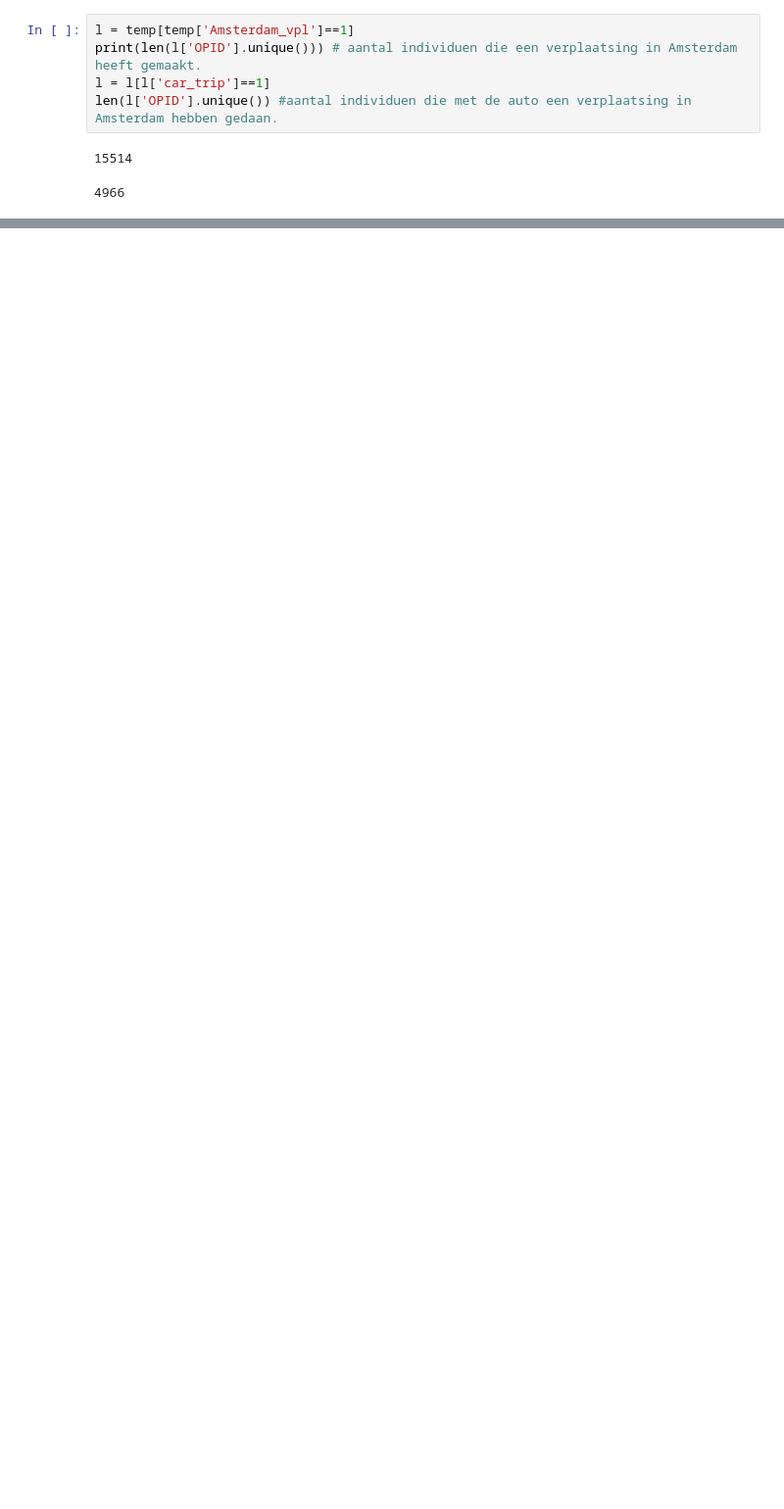
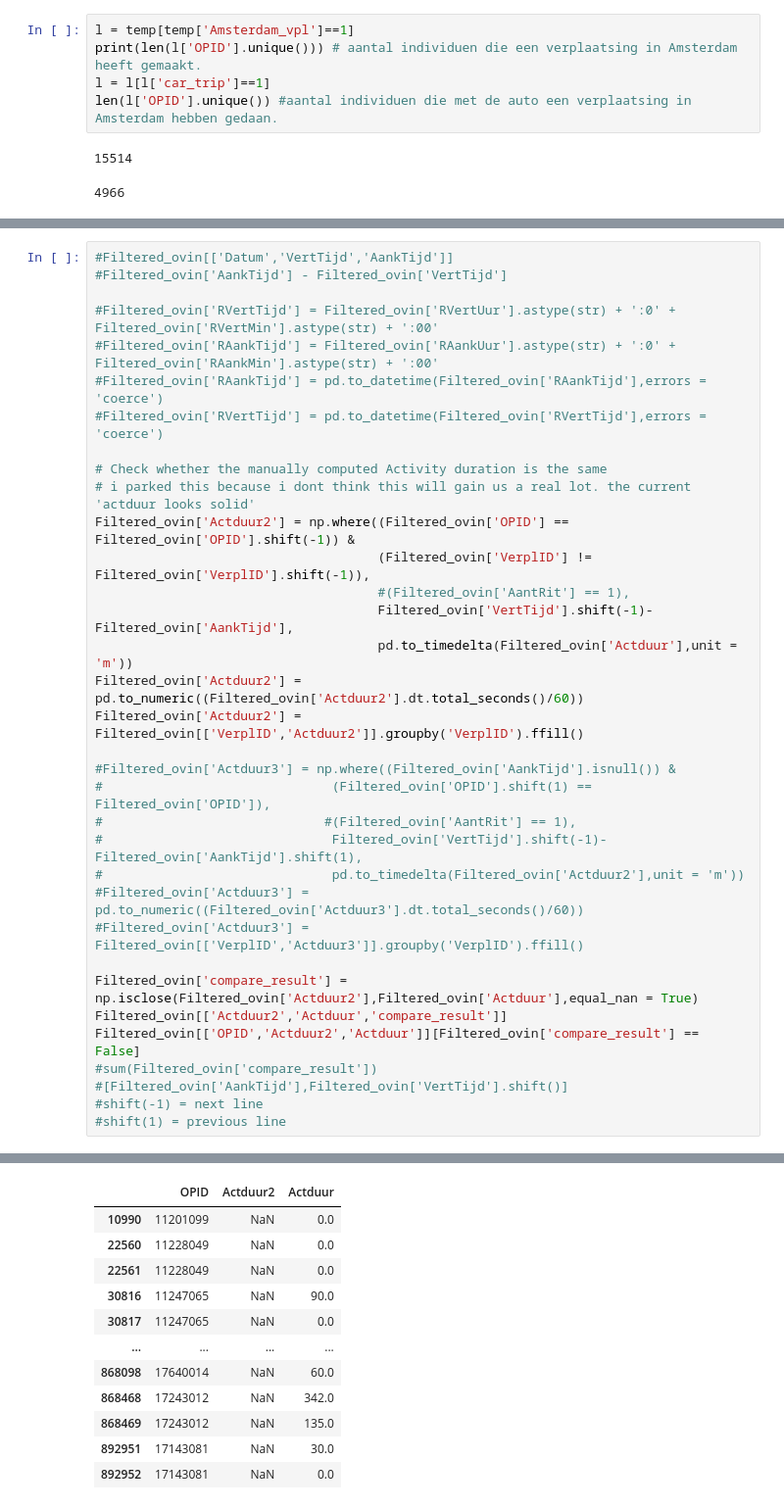
Before and after one commit to Jullian-v-k/Project-Parking-Behaviour-Amsterdam, a Jupyter notebook: Schedules_filtering/Ovin_schedules.ipynb, the cells around one changed output, grey strips where cells are left out. Shown: that part at 98% size. Cells and saved outputs as stored; diff of their text form; blank space fills up the shorter version.

```diff
--- a/Schedules_filtering/Ovin_schedules.ipynb
+++ b/Schedules_filtering/Ovin_schedules.ipynb
@@ -144,0 +257,35 @@ ovin[['OPID','Amsterdam_vpl']]
+# %%
+#Filtered_ovin[['Datum','VertTijd','AankTijd']]
+#Filtered_ovin['AankTijd'] - Filtered_ovin['VertTijd']
+
+#Filtered_ovin['RVertTijd'] = Filtered_ovin['RVertUur'].astype(str) + ':0' + Filtered_ovin['RVertMin'].astype(str) + ':00'
+#Filtered_ovin['RAankTijd'] = Filtered_ovin['RAankUur'].astype(str) + ':0' + Filtered_ovin['RAankMin'].astype(str) + ':00'
+#Filtered_ovin['RAankTijd'] = pd.to_datetime(Filtered_ovin['RAankTijd'],errors = 'coerce')
+#Filtered_ovin['RVertTijd'] = pd.to_datetime(Filtered_ovin['RVertTijd'],errors = 'coerce')
+
+# Check whether the manually computed Activity duration is the same
+# i parked this because i dont think this will gain us a real lot. the current 'actduur looks solid'
+Filtered_ovin['Actduur2'] = np.where((Filtered_ovin['OPID'] == Filtered_ovin['OPID'].shift(-1)) &
+                                     (Filtered_ovin['VerplID'] != Filtered_ovin['VerplID'].shift(-1)),
+                                     #(Filtered_ovin['AantRit'] == 1),
+                                     Filtered_ovin['VertTijd'].shift(-1)-Filtered_ovin['AankTijd'],
+                                     pd.to_timedelta(Filtered_ovin['Actduur'],unit = 'm'))
+Filtered_ovin['Actduur2'] = pd.to_numeric((Filtered_ovin['Actduur2'].dt.total_seconds()/60))
+Filtered_ovin['Actduur2'] = Filtered_ovin[['VerplID','Actduur2']].groupby('VerplID').ffill()
+
+#Filtered_ovin['Actduur3'] = np.where((Filtered_ovin['AankTijd'].isnull()) &
+#                              (Filtered_ovin['OPID'].shift(1) == Filtered_ovin['OPID']),
+#                             #(Filtered_ovin['AantRit'] == 1),
+#                              Filtered_ovin['VertTijd'].shift(-1)-Filtered_ovin['AankTijd'].shift(1),
+#                              pd.to_timedelta(Filtered_ovin['Actduur2'],unit = 'm'))
+#Filtered_ovin['Actduur3'] = pd.to_numeric((Filtered_ovin['Actduur3'].dt.total_seconds()/60))
+#Filtered_ovin['Actduur3'] = Filtered_ovin[['VerplID','Actduur3']].groupby('VerplID').ffill()
+
+Filtered_ovin['compare_result'] = np.isclose(Filtered_ovin['Actduur2'],Filtered_ovin['Actduur'],equal_nan = True)
+Filtered_ovin[['Actduur2','Actduur','compare_result']]
+Filtered_ovin[['OPID','Actduur2','Actduur']][Filtered_ovin['compare_result'] == False]
+#sum(Filtered_ovin['compare_result'])
+#[Filtered_ovin['AankTijd'],Filtered_ovin['VertTijd'].shift()]
+#shift(-1) = next line
+#shift(1) = previous line
+# %% [output]
@@ -144,0 +309,12 @@ ovin[['OPID','Amsterdam_vpl']]
+|  | OPID | Actduur2 | Actduur |
+| 10990 | 11201099 | NaN | 0.0 |
+| 22560 | 11228049 | NaN | 0.0 |
+| 22561 | 11228049 | NaN | 0.0 |
+| 30816 | 11247065 | NaN | 90.0 |
+| 30817 | 11247065 | NaN | 0.0 |
+| ... | ... | ... | ... |
+| 868098 | 17640014 | NaN | 60.0 |
+| 868468 | 17243012 | NaN | 342.0 |
+| 868469 | 17243012 | NaN | 135.0 |
+| 892951 | 17143081 | NaN | 30.0 |
+| 892952 | 17143081 | NaN | 0.0 |
```
Also changed, not shown: parts of 21 cells of this notebook, 8 other files.
